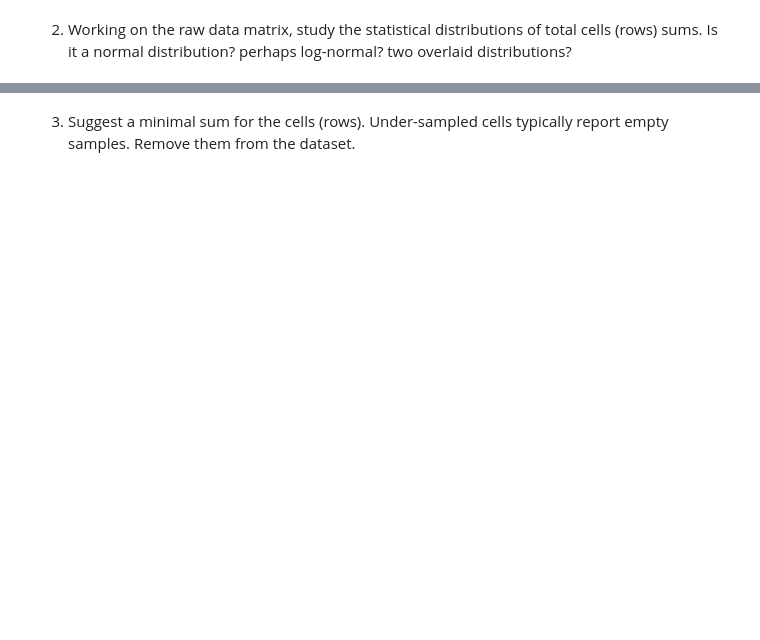
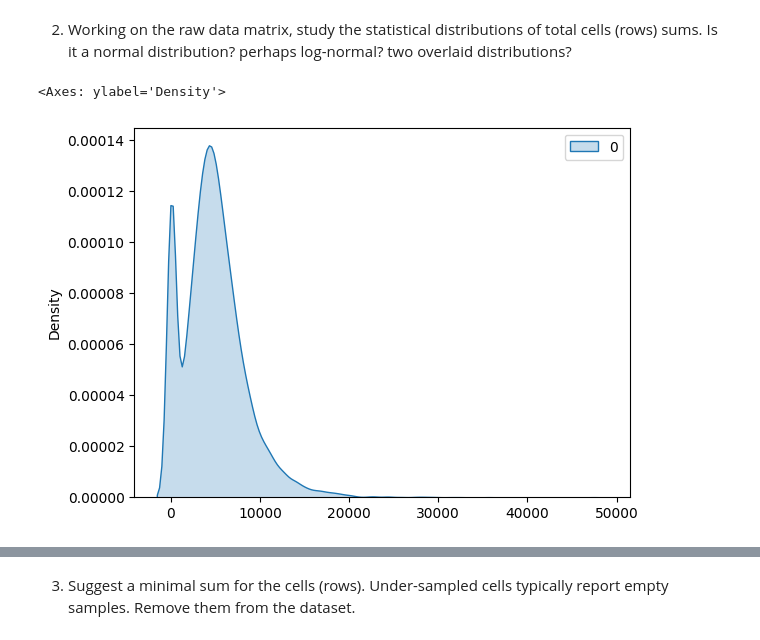
Before and after one commit to Mooguy/AIhub, a Jupyter notebook: ex-scrna/exerciseA.ipynb, the cells around one changed output, grey strips where cells are left out. Drawn from its saved outputs; the diff is of its cells as text; code cells hidden in the pictures; blank space fills up the shorter version.

```diff
--- a/ex-scrna/exerciseA.ipynb
+++ b/ex-scrna/exerciseA.ipynb
@@ -72,3 +155,9 @@ Download data (only when starting the tutorial for the first time):</span>
 # %% [markdown]
 2.	Working on the raw data matrix, study the statistical distributions of total cells (rows) sums.
     Is it a normal distribution? perhaps log-normal? two overlaid distributions?<br>
+# %%
+#plot kde of total genes:
+sns.kdeplot(total_genes, fill=True)
+# %% [output]
+<Axes: ylabel='Density'>
+[figure, added]
```
Also changed, not shown: parts of 20 cells of this notebook.
